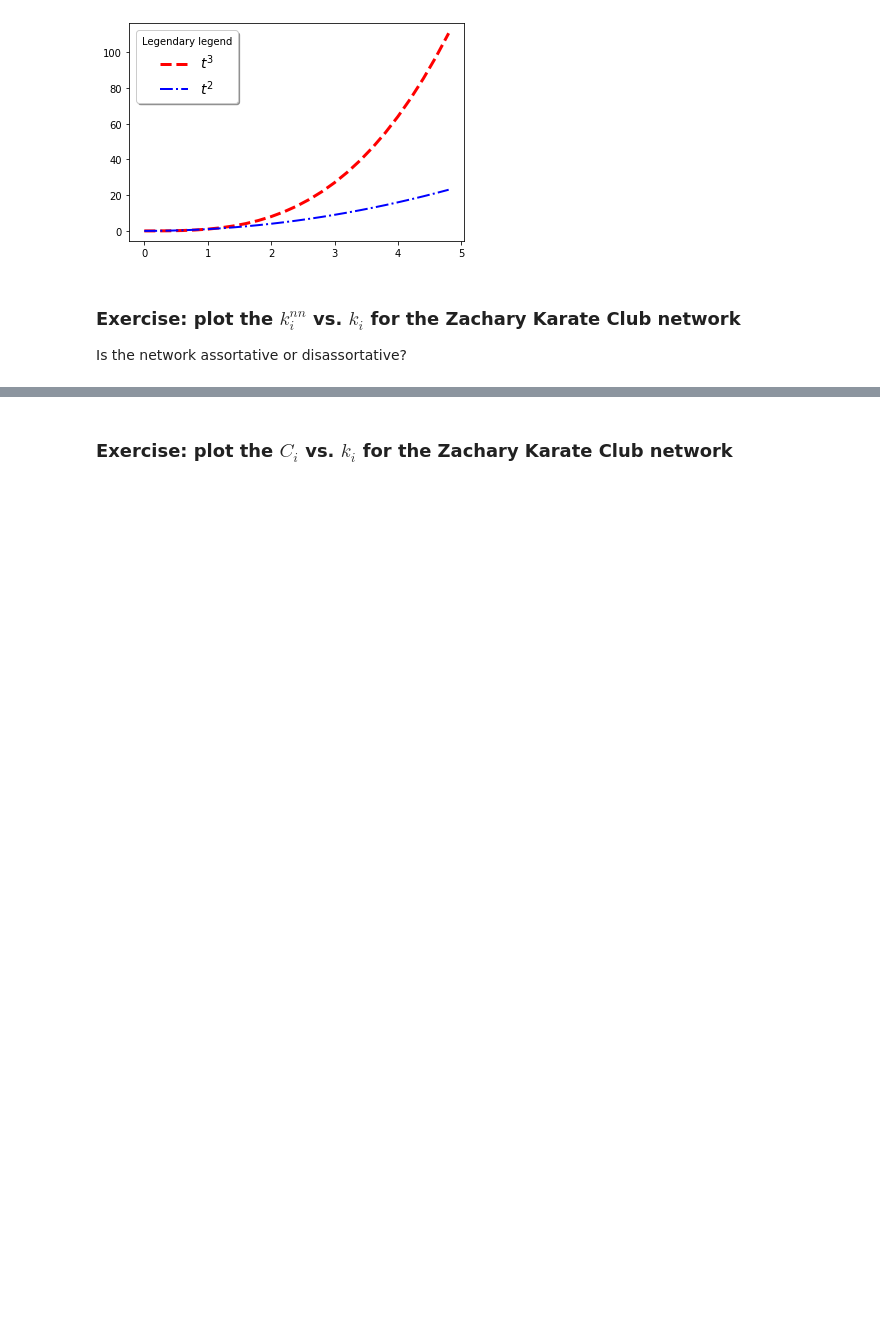
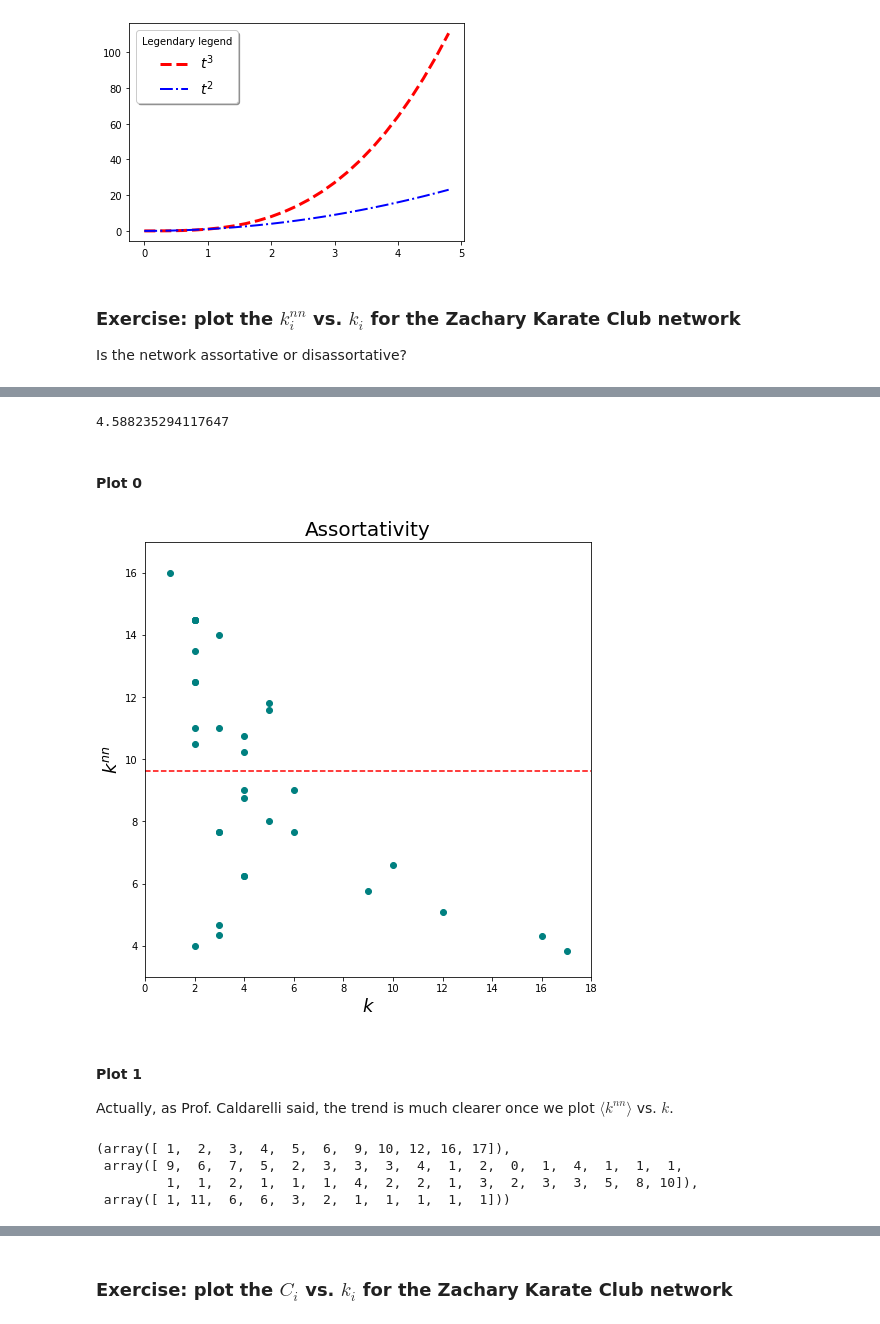
Before and after one commit to fabiosaracco/networks_01_2020, a Jupyter notebook: Lectures/Lecture_3_Matplotlib.ipynb, the cells around one changed output, grey strips where cells are left out. Cells and saved outputs as stored; diff of their text form; code cells hidden in the pictures; blank space fills up the shorter version.

```diff
--- a/Lectures/Lecture_3_Matplotlib.ipynb
+++ b/Lectures/Lecture_3_Matplotlib.ipynb
@@ -183,0 +197,7 @@ Is the network assortative or disassortative?
+# %%
+wh_0=np.where(z_ed==0)
+# %%
+for i_w in range(len(wh_0[0])):
+    w_0=wh_0[0][i_w]
+    w_1=wh_0[1][i_w]
+    print(z_ed[w_0, int(not w_1)])
@@ -183,0 +221,5 @@ Is the network assortative or disassortative?
+# %%
+adjl=np.zeros(l_z, dtype='object')
+for n in nodes:
+    wh_0=np.where(z_ed==n)
+    adjl[n]=np.array([z_ed[wh_0[0][i_w], int(not wh_0[1][i_w])] for i_w in range(len(wh_0[0]))])
@@ -183,0 +228,4 @@ Is the network assortative or disassortative?
+# %%
+k_nn=np.zeros(l_z)
+for i_adjl, aa in enumerate(adjl):
+    k_nn[i_adjl]=np.sum(k[aa])/k[i_adjl]
@@ -183,0 +242,21 @@ Is the network assortative or disassortative?
+# %%
+np.sum(k)/l_z
+# %% [output]
+4.588235294117647
+# %% [markdown]
+#### Plot 0
+# %%
+plt.figure(figsize=(8,8))
+plt.plot(np.arange(19), np.ones(19)*np.sum(k_nn)/l_z, linestyle='--', color='red')
+plt.scatter(k, k_nn, color='teal')
+plt.xlim(0, 18)
+plt.ylim(3, 17)
+plt.xlabel(r'$k$', size='18')
+plt.ylabel(r'$k^{nn}$', size='18')
+plt.title('Assortativity', fontsize=20)
+plt.show()
+# %% [output]
+[figure, added]
+# %% [markdown]
+#### Plot 1
+Actually, as Prof. Caldarelli said, the trend is much clearer once we plot $\langle k^{nn}\rangle$ vs. $k$.
@@ -183,0 +265,7 @@ Is the network assortative or disassortative?
+# %%
+k_unique
+# %% [output]
+(array([ 1,  2,  3,  4,  5,  6,  9, 10, 12, 16, 17]),
+ array([ 9,  6,  7,  5,  2,  3,  3,  3,  4,  1,  2,  0,  1,  4,  1,  1,  1,
+         1,  1,  2,  1,  1,  1,  4,  2,  2,  1,  3,  2,  3,  3,  5,  8, 10]),
+ array([ 1, 11,  6,  6,  3,  2,  1,  1,  1,  1,  1]))
```
Also changed, not shown: parts of 12 cells of this notebook, 2 other files.
